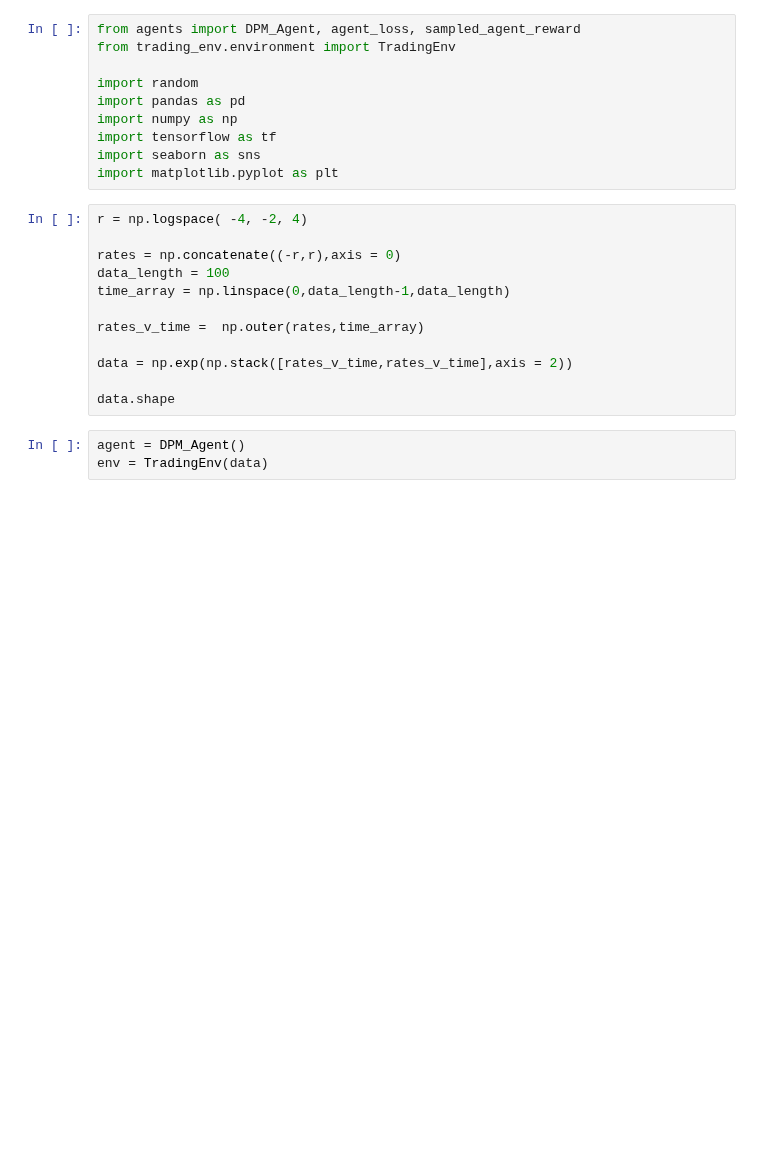
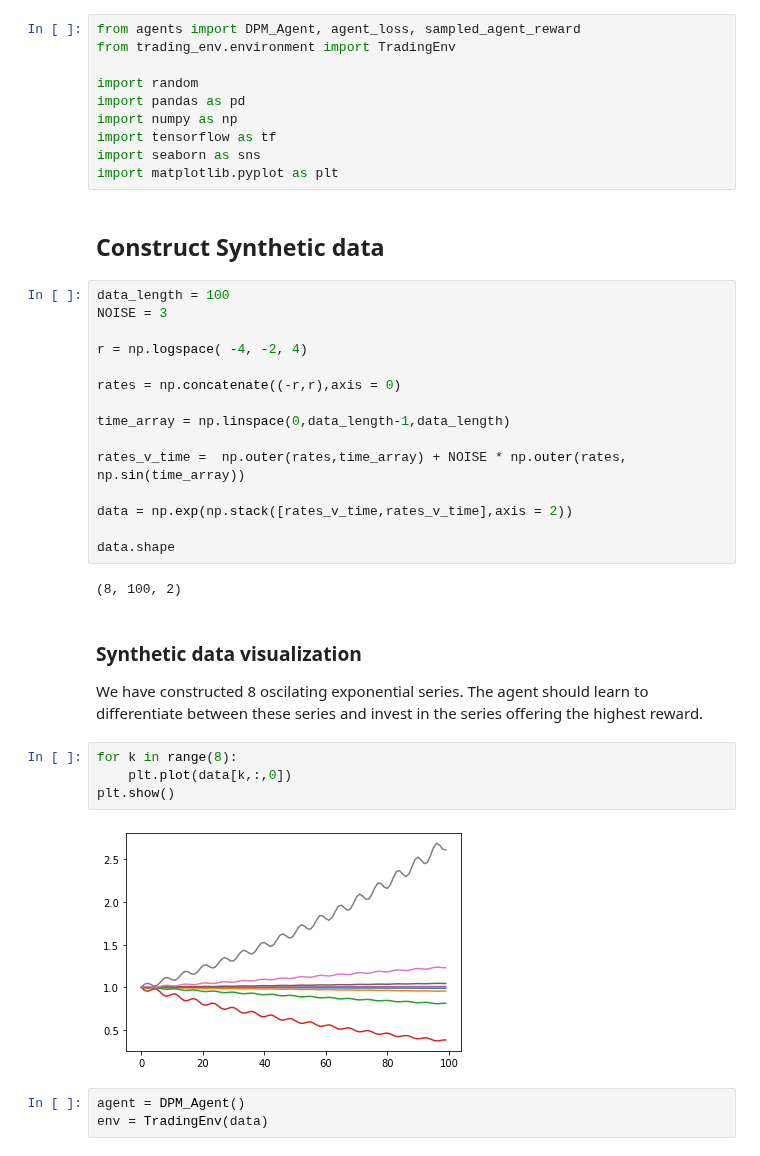
Before and after one commit to rajindermavi/portfolio_management, a Jupyter notebook: portfolio_management/test_training_synth_data.ipynb, the cells around one changed output. Cells and saved outputs as stored; diff of their text form; blank space fills up the shorter version.

Commit message:
Demonstrate training with synthetic data.

```diff
--- a/portfolio_management/test_training_synth_data.ipynb
+++ b/portfolio_management/test_training_synth_data.ipynb
@@ -8,18 +8,35 @@ import numpy as np
 import tensorflow as tf
 import seaborn as sns
 import matplotlib.pyplot as plt
+# %% [markdown]
+## Construct Synthetic data
 # %%
+data_length = 100
+NOISE = 3
+
 r = np.logspace( -4, -2, 4)
 
 rates = np.concatenate((-r,r),axis = 0)
-data_length = 100
+
 time_array = np.linspace(0,data_length-1,data_length)
 
-rates_v_time =  np.outer(rates,time_array)
+rates_v_time =  np.outer(rates,time_array) + NOISE * np.outer(rates, np.sin(time_array))
 
 data = np.exp(np.stack([rates_v_time,rates_v_time],axis = 2))
 
 data.shape
+# %% [output]
+(8, 100, 2)
+# %% [markdown]
+### Synthetic data visualization
+
+We have constructed 8 oscilating exponential series. The agent should learn to differentiate between these series and invest in the series offering the highest reward.
+# %%
+for k in range(8):
+    plt.plot(data[k,:,0])
+plt.show()
+# %% [output]
+[figure, added]
 # %%
 agent = DPM_Agent()
 env = TradingEnv(data)
```
Also changed, not shown: parts of 6 cells of this notebook, 1 other file.
